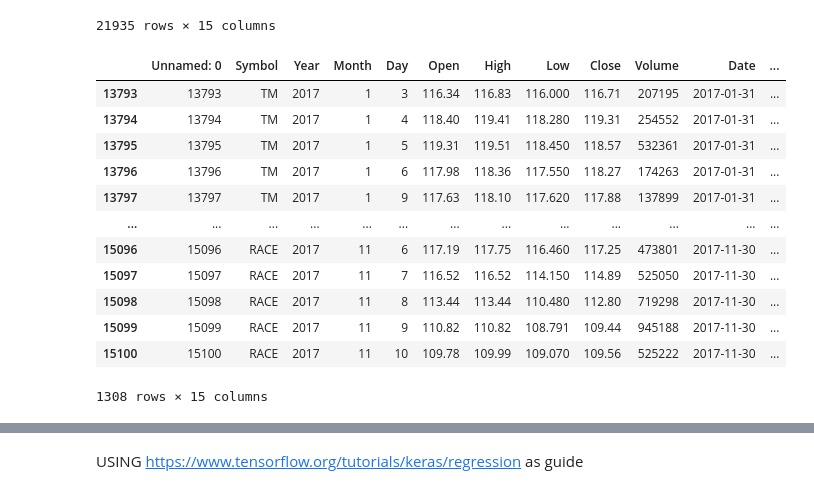
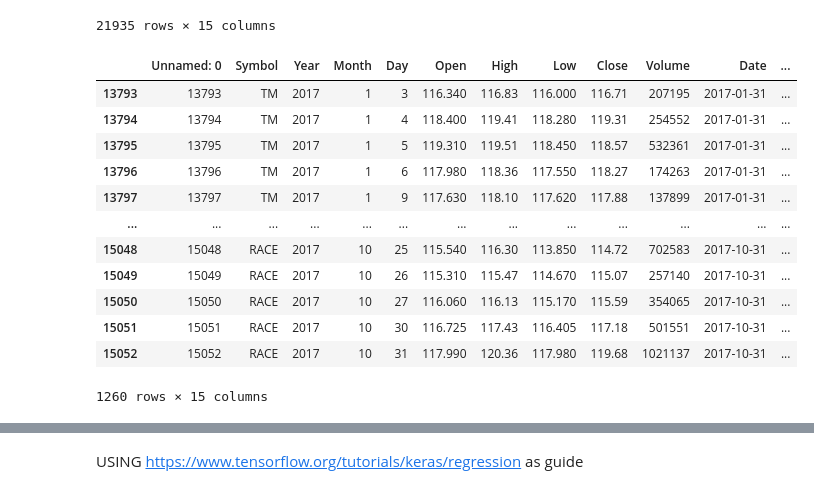
Before and after one commit to jacobdv/pantheon-of-eternity, a Jupyter notebook: dnn_model.ipynb, the cells around one changed output, grey strips where cells are left out. Drawn from its saved outputs; the diff is of its cells as text; code cells hidden in the pictures.

```diff
--- a/dnn_model.ipynb
+++ b/dnn_model.ipynb
@@ -25,22 +25,22 @@ load_df
 | 21934 | 21934 | F | 2005 | 1 | 31 | 10.443 | 10.473 | 10.332 | 10.377 | 8853689 | 2005-01-31 | ... |
 21935 rows × 15 columns
 # %%
-preprocess_df = load_df.loc[load_df['Year'] == 2017]
+preprocess_df = load_df.loc[(load_df['Year'] == 2017) & (load_df['Month'] != 11)]
 preprocess_df
 # %% [output]
 |  | Unnamed: 0 | Symbol | Year | Month | Day | Open | High | Low | Close | Volume | Date | ... |
-| 13793 | 13793 | TM | 2017 | 1 | 3 | 116.34 | 116.83 | 116.000 | 116.71 | 207195 | 2017-01-31 | ... |
-| 13794 | 13794 | TM | 2017 | 1 | 4 | 118.40 | 119.41 | 118.280 | 119.31 | 254552 | 2017-01-31 | ... |
-| 13795 | 13795 | TM | 2017 | 1 | 5 | 119.31 | 119.51 | 118.450 | 118.57 | 532361 | 2017-01-31 | ... |
-| 13796 | 13796 | TM | 2017 | 1 | 6 | 117.98 | 118.36 | 117.550 | 118.27 | 174263 | 2017-01-31 | ... |
-| 13797 | 13797 | TM | 2017 | 1 | 9 | 117.63 | 118.10 | 117.620 | 117.88 | 137899 | 2017-01-31 | ... |
+| 13793 | 13793 | TM | 2017 | 1 | 3 | 116.340 | 116.83 | 116.000 | 116.71 | 207195 | 2017-01-31 | ... |
+| 13794 | 13794 | TM | 2017 | 1 | 4 | 118.400 | 119.41 | 118.280 | 119.31 | 254552 | 2017-01-31 | ... |
+| 13795 | 13795 | TM | 2017 | 1 | 5 | 119.310 | 119.51 | 118.450 | 118.57 | 532361 | 2017-01-31 | ... |
+| 13796 | 13796 | TM | 2017 | 1 | 6 | 117.980 | 118.36 | 117.550 | 118.27 | 174263 | 2017-01-31 | ... |
+| 13797 | 13797 | TM | 2017 | 1 | 9 | 117.630 | 118.10 | 117.620 | 117.88 | 137899 | 2017-01-31 | ... |
 | ... | ... | ... | ... | ... | ... | ... | ... | ... | ... | ... | ... | ... |
-| 15096 | 15096 | RACE | 2017 | 11 | 6 | 117.19 | 117.75 | 116.460 | 117.25 | 473801 | 2017-11-30 | ... |
-| 15097 | 15097 | RACE | 2017 | 11 | 7 | 116.52 | 116.52 | 114.150 | 114.89 | 525050 | 2017-11-30 | ... |
-| 15098 | 15098 | RACE | 2017 | 11 | 8 | 113.44 | 113.44 | 110.480 | 112.80 | 719298 | 2017-11-30 | ... |
-| 15099 | 15099 | RACE | 2017 | 11 | 9 | 110.82 | 110.82 | 108.791 | 109.44 | 945188 | 2017-11-30 | ... |
-| 15100 | 15100 | RACE | 2017 | 11 | 10 | 109.78 | 109.99 | 109.070 | 109.56 | 525222 | 2017-11-30 | ... |
+| 15048 | 15048 | RACE | 2017 | 10 | 25 | 115.540 | 116.30 | 113.850 | 114.72 | 702583 | 2017-10-31 | ... |
+| 15049 | 15049 | RACE | 2017 | 10 | 26 | 115.310 | 115.47 | 114.670 | 115.07 | 257140 | 2017-10-31 | ... |
+| 15050 | 15050 | RACE | 2017 | 10 | 27 | 116.060 | 116.13 | 115.170 | 115.59 | 354065 | 2017-10-31 | ... |
+| 15051 | 15051 | RACE | 2017 | 10 | 30 | 116.725 | 117.43 | 116.405 | 117.18 | 501551 | 2017-10-31 | ... |
+| 15052 | 15052 | RACE | 2017 | 10 | 31 | 117.990 | 120.36 | 117.980 | 119.68 | 1021137 | 2017-10-31 | ... |
-1308 rows × 15 columns
+1260 rows × 15 columns
 # %%
 #preprocess_df.isna().sum()
 # %%
```
Also changed, not shown: parts of 13 cells of this notebook, 3 other files.
